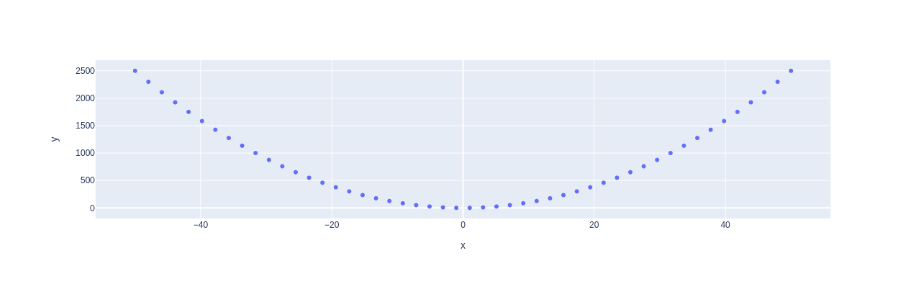
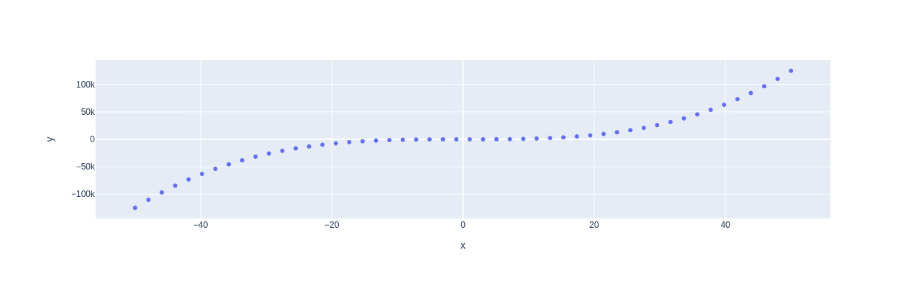
Before and after one commit to inho-cho-redhat/my-notebooks-repo, a Jupyter notebook: experiment1.ipynb, the cells around one changed output. Cells and saved outputs as stored; diff of their text form; code cells hidden in the pictures.

```diff
--- a/experiment1.ipynb
+++ b/experiment1.ipynb
@@ -6,7 +6,7 @@ import plotly.express as px
 x = np.linspace(start=-50, stop=50)
 
 # y-axis data points
-y = x ** 2
+y = x ** 3
 
 # define the plot
 fig = px.scatter(x=x, y=y)
@@ -17 +16 @@ fig.show()
-[figure, old version]
+[figure, new version]
```
Also changed, not shown: parts of 1 cell of this notebook.
